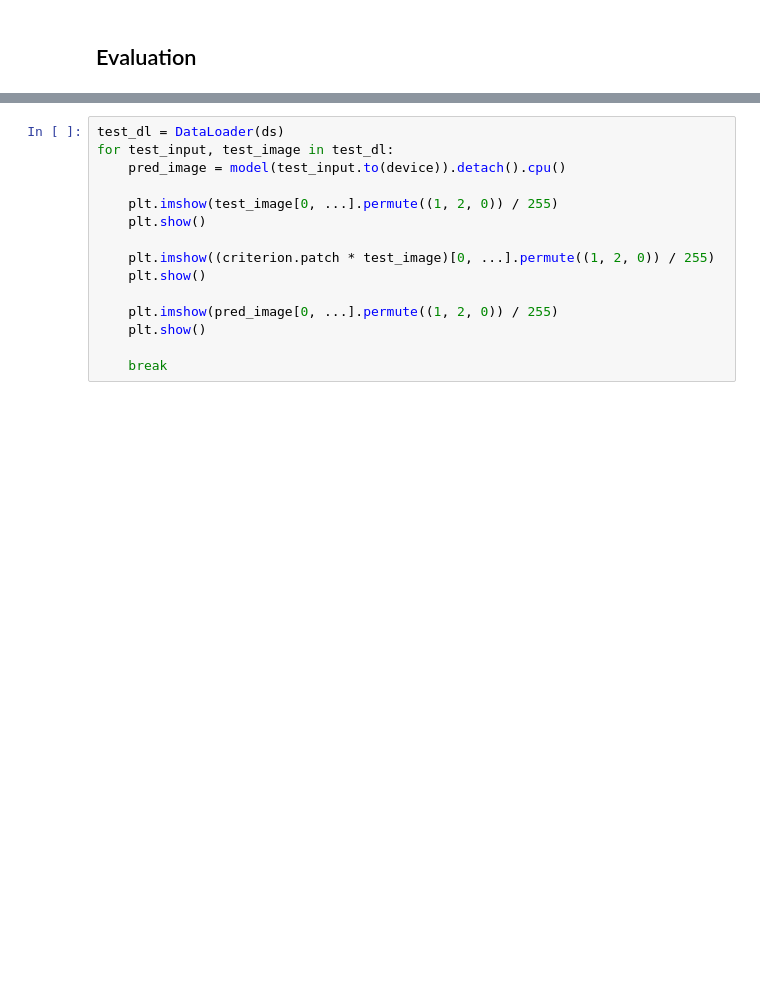
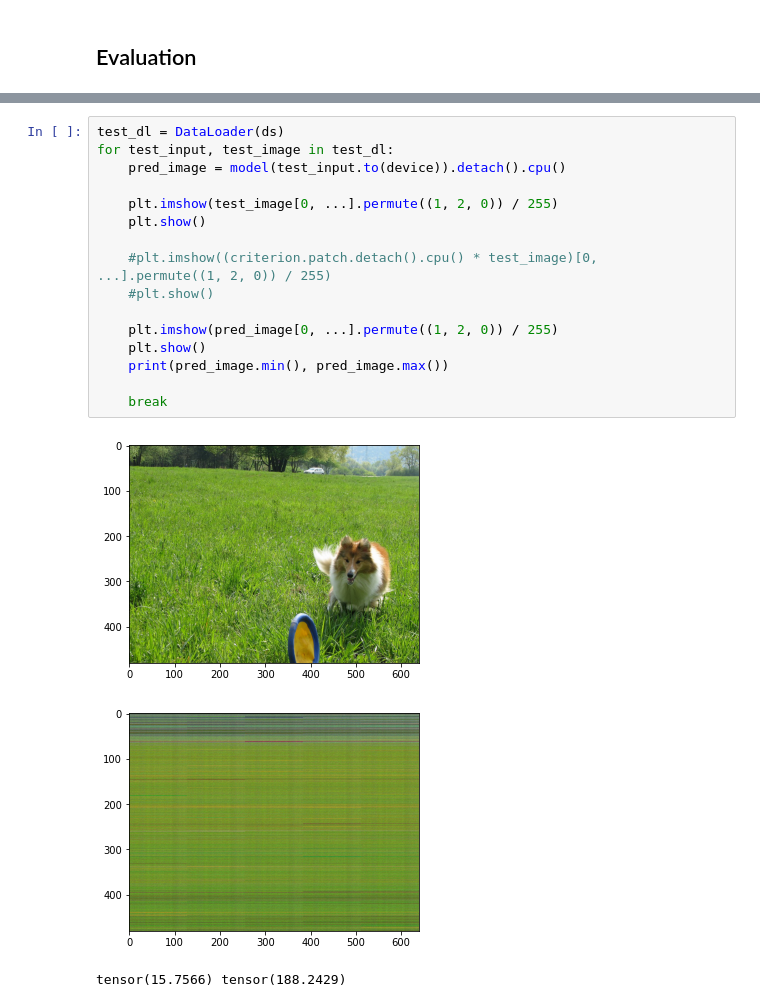
Before and after one commit to tmthyln/deep-transformer-priors, a Jupyter notebook: Inpainting.ipynb, the cells around one changed output, grey strips where cells are left out. Cells and saved outputs as stored; diff of their text form; blank space fills up the shorter version.

```diff
--- a/Inpainting.ipynb
+++ b/Inpainting.ipynb
@@ -94,15 +113,20 @@ plt.show()
 # %%
 test_dl = DataLoader(ds)
 for test_input, test_image in test_dl:
     pred_image = model(test_input.to(device)).detach().cpu()
 
     plt.imshow(test_image[0, ...].permute((1, 2, 0)) / 255)
     plt.show()
 
-    plt.imshow((criterion.patch * test_image)[0, ...].permute((1, 2, 0)) / 255)
-    plt.show()
+    #plt.imshow((criterion.patch.detach().cpu() * test_image)[0, ...].permute((1, 2, 0)) / 255)
+    #plt.show()
 
     plt.imshow(pred_image[0, ...].permute((1, 2, 0)) / 255)
     plt.show()
+    print(pred_image.min(), pred_image.max())
 
     break
+# %% [output]
+[figure, added]
+[figure, added]
+tensor(15.7566) tensor(188.2429)
```
Also changed, not shown: parts of 7 cells of this notebook.
